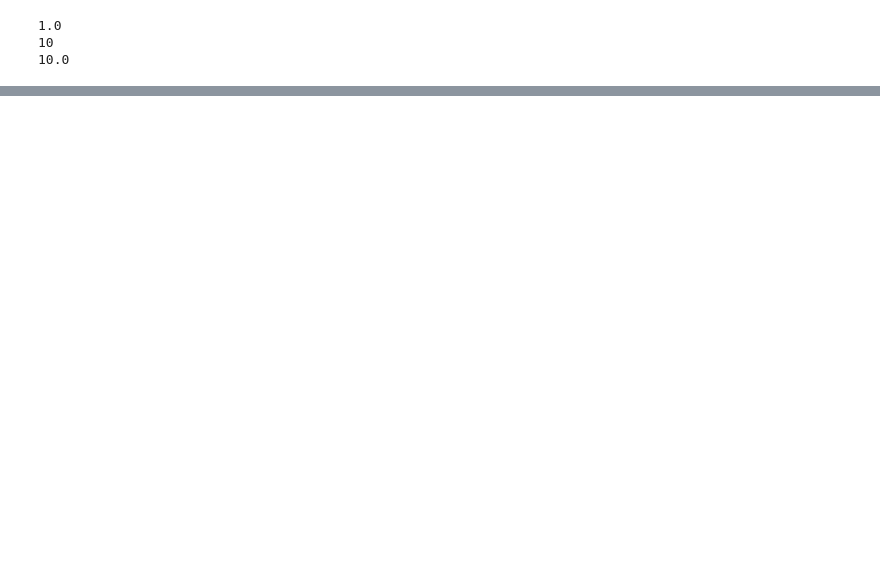
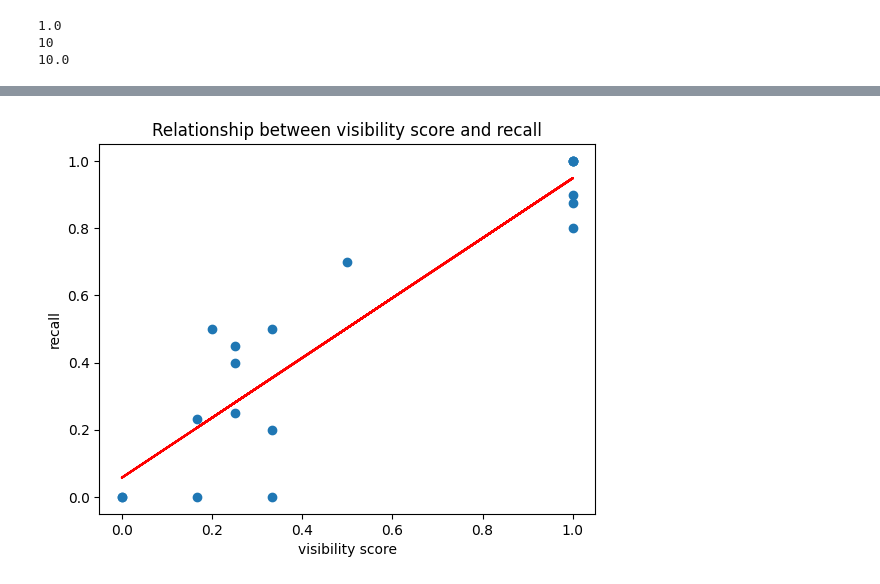
Before and after one commit to LMMilliken/doctest, a Jupyter notebook: plotter.ipynb, the cells around one changed output, grey strips where cells are left out. Saved outputs shown, nothing was run; the diff lists cells and outputs as text; code cells hidden in the pictures; blank space fills up the shorter version.

```diff
--- a/plotter.ipynb
+++ b/plotter.ipynb
@@ -92,3 +108,8 @@ info_results = {key: val for key, val in buildable_results.items() if val['info'
+# %%
+run_dir = run_dir + "-buildable"
+inspect_results.run_dir = run_dir
+
+b_results = {key: val for key, val in results.items() if val['build_rate'] > 0}
 # %%
 def group_by_tags(results, tags: List[List[str]]):
     ret = [[r for r in results.values() if any(t in r['tags'] for t in tag)] for tag in tags]
@@ -119,0 +156,10 @@ multi_scatter(
+# %%
+scatter(
+    [r['visibility'] for r in b_results.values()],
+    [r['recall'] for r in b_results.values()],
+    "visibility score",
+    "recall",
+    "Relationship between visibility score and recall"
+)
+# %% [output]
+[figure, added]
```
Also changed, not shown: parts of 18 cells of this notebook, 4 other files.
